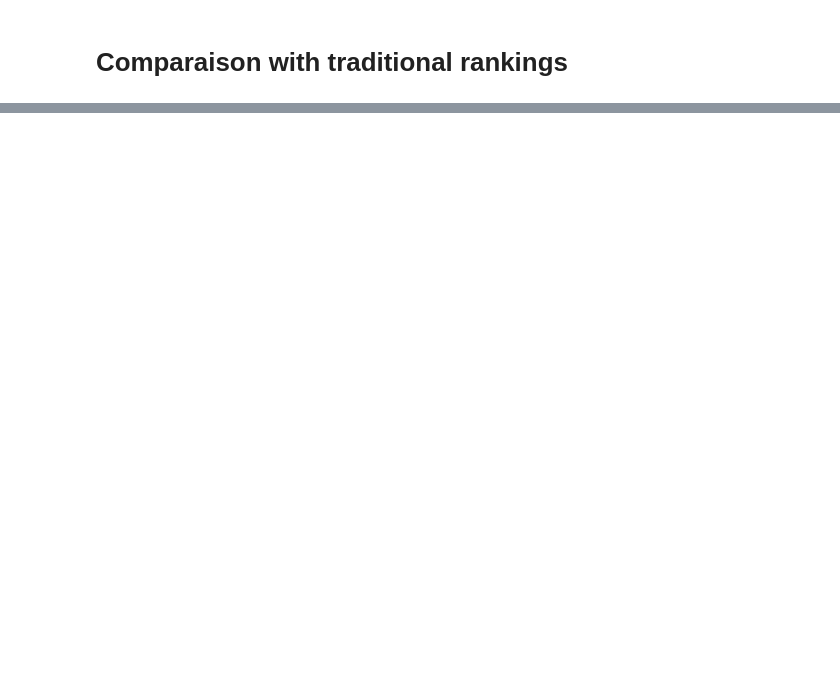
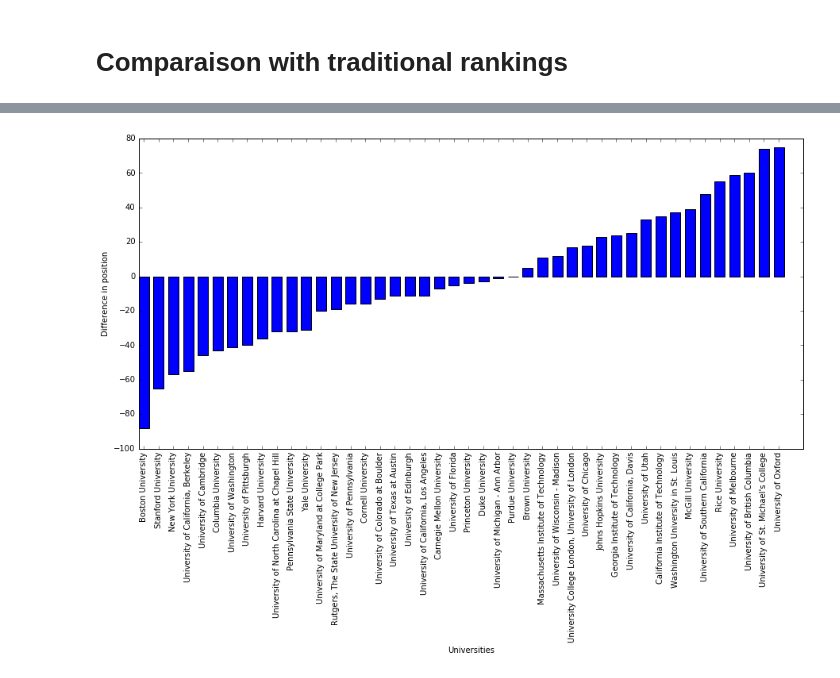
Before and after one commit to fearnleymartin/world-university-rankings, a Jupyter notebook: alternative_university_ranking_project.ipynb, the cells around one changed output, grey strips where cells are left out. Saved outputs shown, nothing was run; the diff lists cells and outputs as text; code cells hidden in the pictures; blank space fills up the shorter version.

Commit message:
Comparison to shanghai new notebook

```diff
--- a/alternative_university_ranking_project.ipynb
+++ b/alternative_university_ranking_project.ipynb
@@ -319,0 +345,12 @@ We have chosen to compare our results with th Times Higher Education university
+# %%
+# shanghai ranking (rank, university)
+sha_comp = sha_wur_comp[['rank_sha', 'University_y']]
+sha_comp.columns = ['rank_sha', 'University']
+# %%
+# our ranking (rank, university)
+wur_rankings = pd.DataFrame(ranking_comp_table.sort_values('weighted_inv_rank')['weighted_inv_rank'].reset_index()[0:100])
+wur_rankings = wur_rankings[['University', 'weighted_inv_rank']]
+wur_rankings.columns = ['University', 'rank_wur']
+# %%
+# combined
+sha_wur_comp = pd.merge(sha_comp, wur_rankings,how='outer')
@@ -319,0 +363,5 @@ We have chosen to compare our results with th Times Higher Education university
+# %%
+comparison_result = sha_wur_comp.loc[np.where((sha_wur_comp['rank_sha'].notnull()) & (sha_wur_comp['rank_wur'].notnull()))].sort_values('rank_wur')
+comparison_result['rank_sha'] = comparison_result['rank_sha'] + 1
+comparison_result['diff'] = comparison_result['rank_sha'] - comparison_result['rank_wur']
+comparison_result['direction'] = (comparison_result['diff'] > 0)*1
@@ -319,0 +394,8 @@ We have chosen to compare our results with th Times Higher Education university
+# %%
+figure = plt.figure(figsize=(15,7))
+plt.bar(np.arange(comparison_result.shape[0]),comparison_result['diff'].sort_values(), 0.7)
+plt.xlabel('Universities')
+plt.ylabel('Difference in position')
+x = plt.xticks(np.arange(comparison_result.shape[0]) + 0.7 / 2, comparison_result['University'], rotation='vertical')
+# %% [output]
+[figure, added]
```
Also changed, not shown: parts of 18 cells of this notebook, 1 other file.
